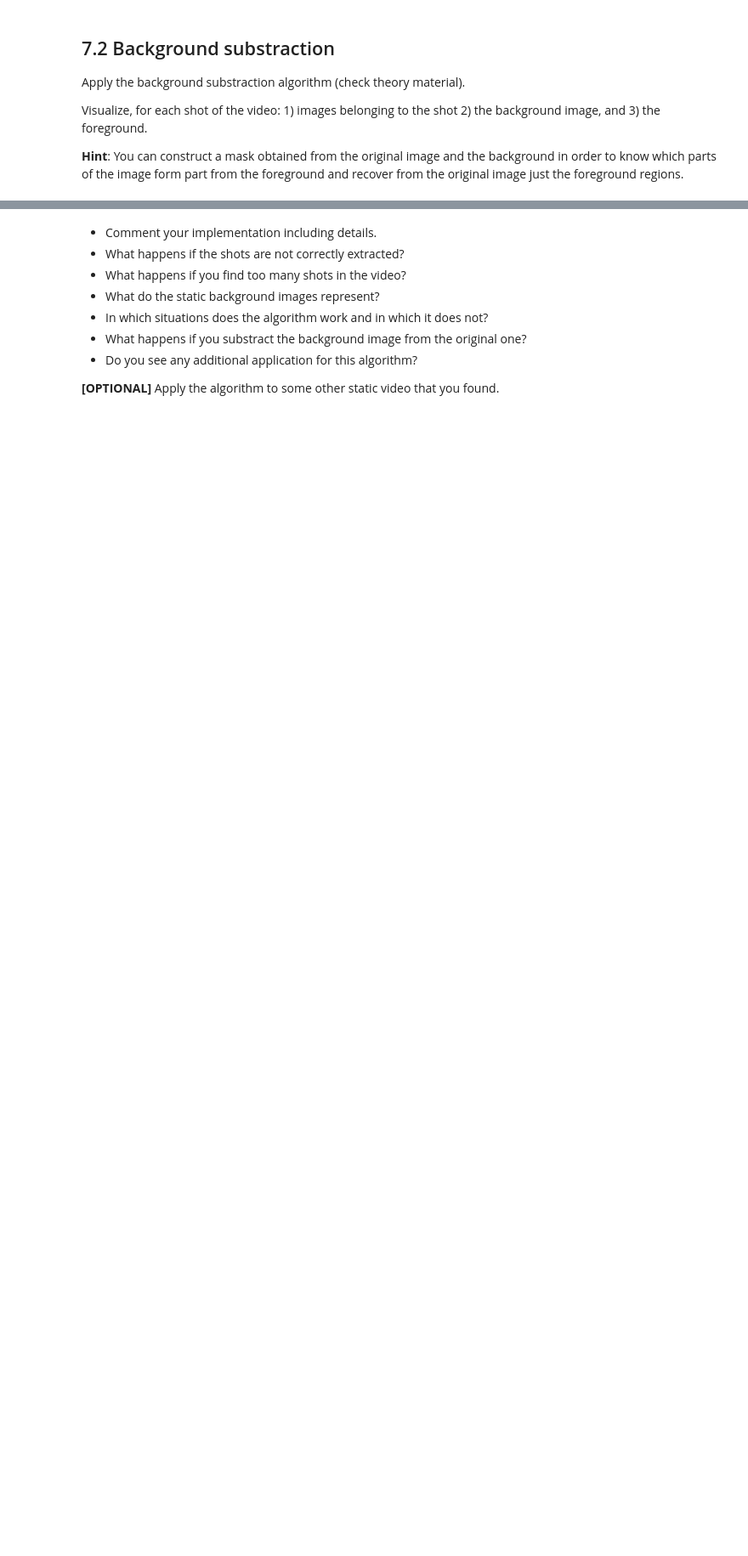
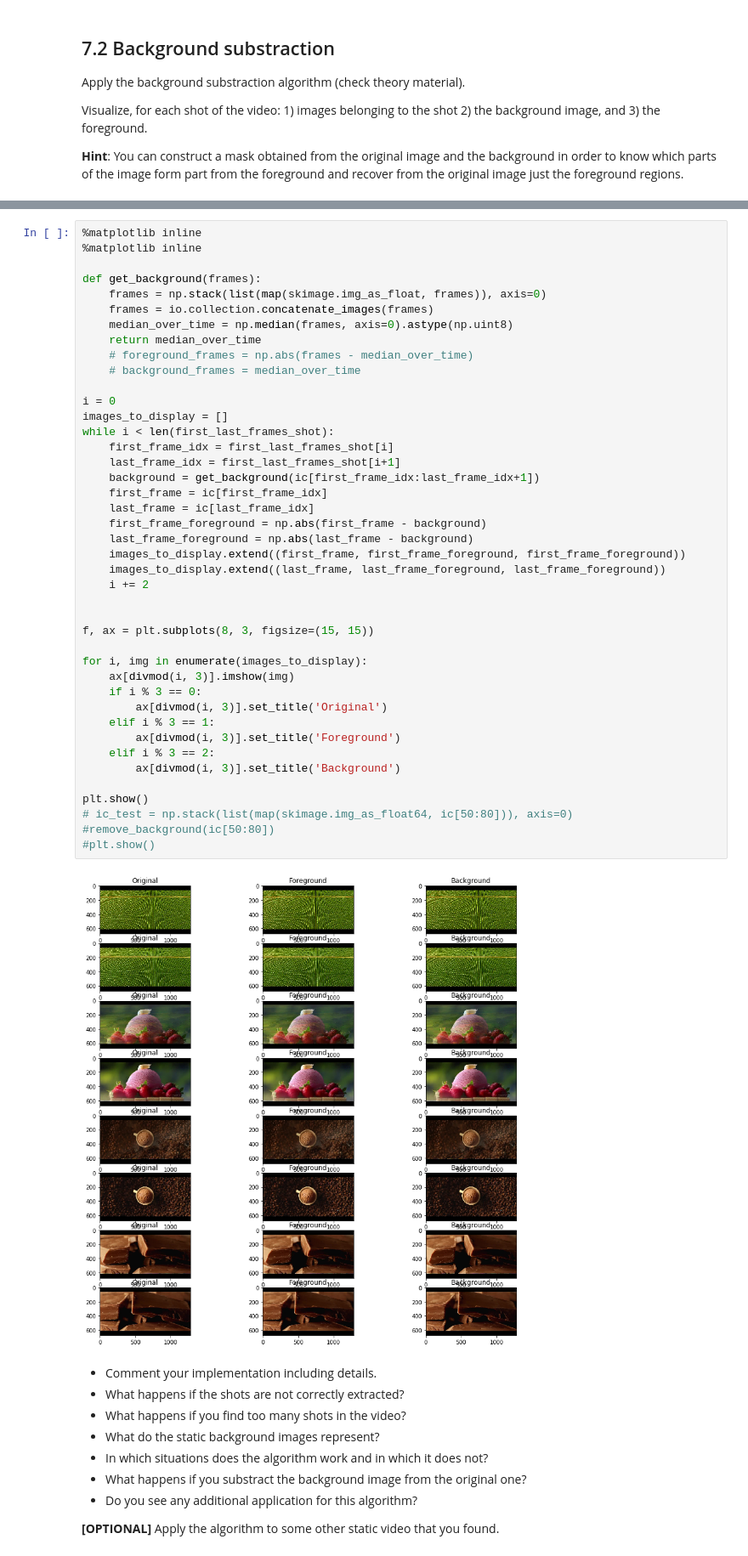
Before and after one commit to jdecid/MAI-CV, a Jupyter notebook: labs/s7/p7_image_segmentation.ipynb, the cells around one changed output, grey strips where cells are left out. Shown at 85% size. Drawn from its saved outputs; the diff is of its cells as text; blank space fills up the shorter version.

```diff
--- a/labs/s7/p7_image_segmentation.ipynb
+++ b/labs/s7/p7_image_segmentation.ipynb
@@ -165,3 +150,47 @@ plt.show()
+# %%
+%matplotlib inline
+%matplotlib inline
+
+def get_background(frames):
+    frames = np.stack(list(map(skimage.img_as_float, frames)), axis=0)
+    frames = io.collection.concatenate_images(frames)
+    median_over_time = np.median(frames, axis=0).astype(np.uint8)
+    return median_over_time
+    # foreground_frames = np.abs(frames - median_over_time)
+    # background_frames = median_over_time
+
+i = 0
+images_to_display = []
+while i < len(first_last_frames_shot):
+    first_frame_idx = first_last_frames_shot[i]
+    last_frame_idx = first_last_frames_shot[i+1]
+    background = get_background(ic[first_frame_idx:last_frame_idx+1])
+    first_frame = ic[first_frame_idx]
+    last_frame = ic[last_frame_idx]
+    first_frame_foreground = np.abs(first_frame - background)
+    last_frame_foreground = np.abs(last_frame - background)
+    images_to_display.extend((first_frame, first_frame_foreground, first_frame_foreground))
+    images_to_display.extend((last_frame, last_frame_foreground, last_frame_foreground))
+    i += 2
+
+
+f, ax = plt.subplots(8, 3, figsize=(15, 15))
+
+for i, img in enumerate(images_to_display):
+    ax[divmod(i, 3)].imshow(img)
+    if i % 3 == 0:
+        ax[divmod(i, 3)].set_title('Original')
+    elif i % 3 == 1:
+        ax[divmod(i, 3)].set_title('Foreground')
+    elif i % 3 == 2:
+        ax[divmod(i, 3)].set_title('Background')
+
+plt.show()
+# ic_test = np.stack(list(map(skimage.img_as_float64, ic[50:80])), axis=0)
+#remove_background(ic[50:80])
+#plt.show()
+# %% [output]
+[figure, added]
 # %% [markdown]
 - Comment your implementation including details.
 - What happens if the shots are not correctly extracted?
```
Also changed, not shown: parts of 1 cell of this notebook.
